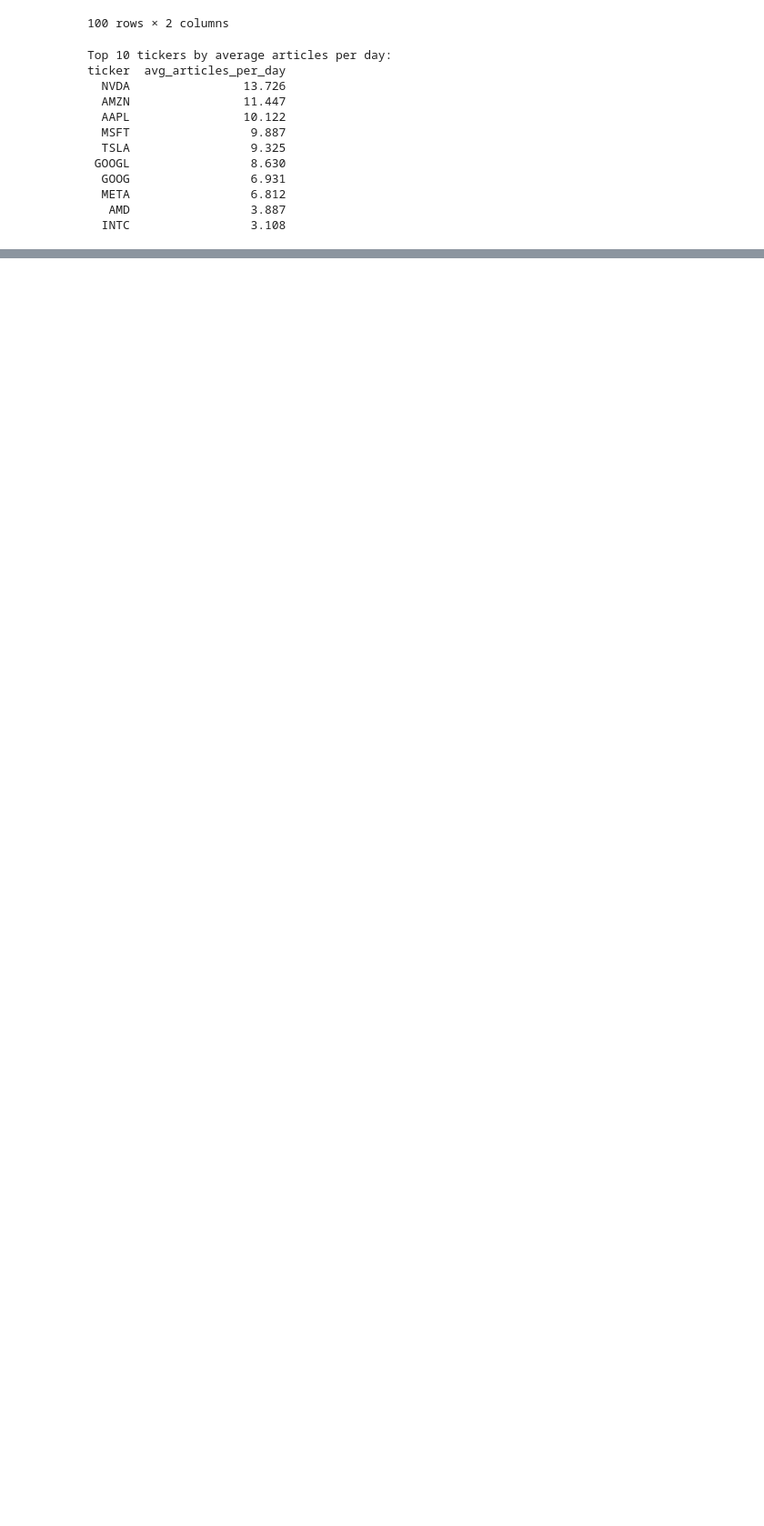
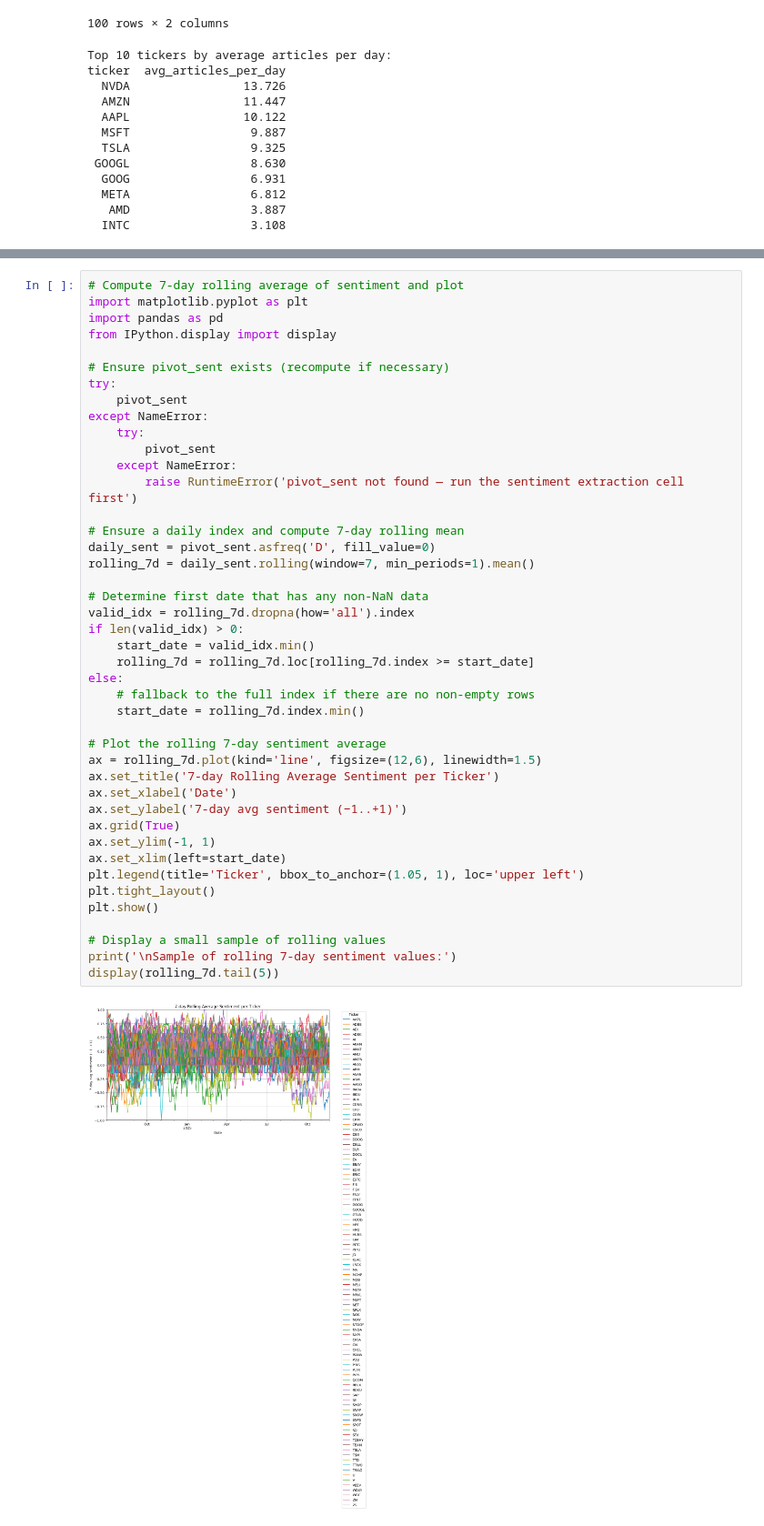
Before and after one commit to kailaidescope/StockSavvy, a Jupyter notebook: analytics/probe.ipynb, the cells around one changed output, grey strips where cells are left out. Shown at 91% size. Saved outputs shown, nothing was run; the diff lists cells and outputs as text; blank space fills up the shorter version.

```diff
--- a/analytics/probe.ipynb
+++ b/analytics/probe.ipynb
@@ -377,0 +463,45 @@ ticker  avg_articles_per_day
+# %%
+# Compute 7-day rolling average of sentiment and plot
+import matplotlib.pyplot as plt
+import pandas as pd
+from IPython.display import display
+
+# Ensure pivot_sent exists (recompute if necessary)
+try:
+    pivot_sent
+except NameError:
+    try:
+        pivot_sent
+    except NameError:
+        raise RuntimeError('pivot_sent not found — run the sentiment extraction cell first')
+
+# Ensure a daily index and compute 7-day rolling mean
+daily_sent = pivot_sent.asfreq('D', fill_value=0)
+rolling_7d = daily_sent.rolling(window=7, min_periods=1).mean()
+
+# Determine first date that has any non-NaN data
+valid_idx = rolling_7d.dropna(how='all').index
+if len(valid_idx) > 0:
+    start_date = valid_idx.min()
+    rolling_7d = rolling_7d.loc[rolling_7d.index >= start_date]
+else:
+    # fallback to the full index if there are no non-empty rows
+    start_date = rolling_7d.index.min()
+
+# Plot the rolling 7-day sentiment average
+ax = rolling_7d.plot(kind='line', figsize=(12,6), linewidth=1.5)
+ax.set_title('7-day Rolling Average Sentiment per Ticker')
+ax.set_xlabel('Date')
+ax.set_ylabel('7-day avg sentiment (−1..+1)')
+ax.grid(True)
+ax.set_ylim(-1, 1)
+ax.set_xlim(left=start_date)
+plt.legend(title='Ticker', bbox_to_anchor=(1.05, 1), loc='upper left')
+plt.tight_layout()
+plt.show()
+
+# Display a small sample of rolling values
+print('\nSample of rolling 7-day sentiment values:')
+display(rolling_7d.tail(5))
+# %% [output]
+[figure, added]
```
Also changed, not shown: parts of 4 cells of this notebook.
